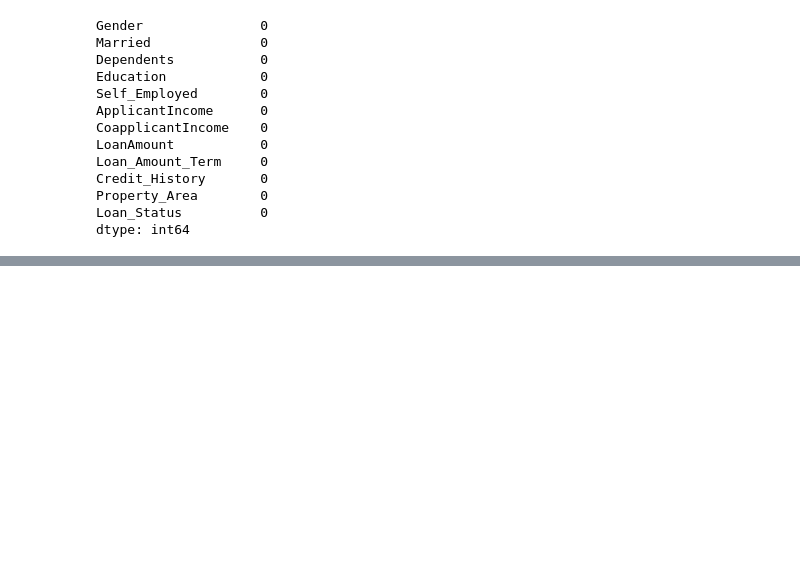
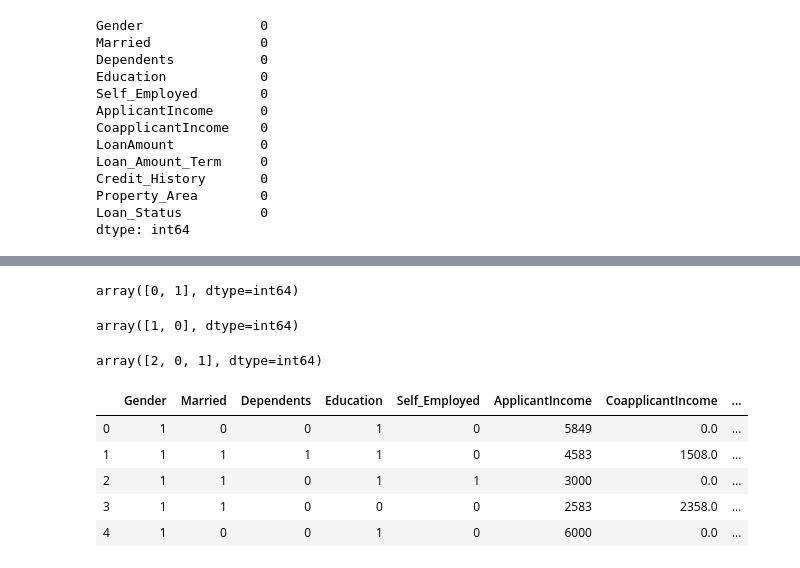
Before and after one commit to Akram035/loan_prediction, a Jupyter notebook: Loan_prediction.ipynb, the cells around one changed output, grey strips where cells are left out. Drawn from its saved outputs; the diff is of its cells as text; code cells hidden in the pictures; blank space fills up the shorter version.

```diff
--- a/Loan_prediction.ipynb
+++ b/Loan_prediction.ipynb
@@ -200,0 +233,4 @@ dtype: int64
+# %%
+#Transforming education values
+data.Education.replace('Graduate', 1, inplace=True)
+data.Education.replace('Not Graduate', 0, inplace=True)
@@ -200,0 +241,30 @@ dtype: int64
+# %%
+#Self employed column values
+data.Self_Employed = data.Self_Employed.map({'Yes': 1, 'No': 0})
+# %%
+data.Self_Employed.unique()
+# %% [output]
+array([0, 1], dtype=int64)
+# %%
+#Loan_status column values
+data.Loan_Status = data.Loan_Status.map({'Y': 1, 'N': 0})
+# %%
+data.Loan_Status.unique()
+# %% [output]
+array([1, 0], dtype=int64)
+# %%
+#Property_area
+data.Property_Area = data.Property_Area.map({'Rural': 0, 'Semiurban': 1, 'Urban': 2})
+# %%
+data.Property_Area.unique()
+# %% [output]
+array([2, 0, 1], dtype=int64)
+# %%
+data.head()
+# %% [output]
+|  | Gender | Married | Dependents | Education | Self_Employed | ApplicantIncome | CoapplicantIncome | ... |
+| 0 | 1 | 0 | 0 | 1 | 0 | 5849 | 0.0 | ... |
+| 1 | 1 | 1 | 1 | 1 | 0 | 4583 | 1508.0 | ... |
+| 2 | 1 | 1 | 0 | 1 | 1 | 3000 | 0.0 | ... |
+| 3 | 1 | 1 | 0 | 0 | 0 | 2583 | 2358.0 | ... |
+| 4 | 1 | 0 | 0 | 1 | 0 | 6000 | 0.0 | ... |
```
Also changed, not shown: parts of 14 cells of this notebook.
